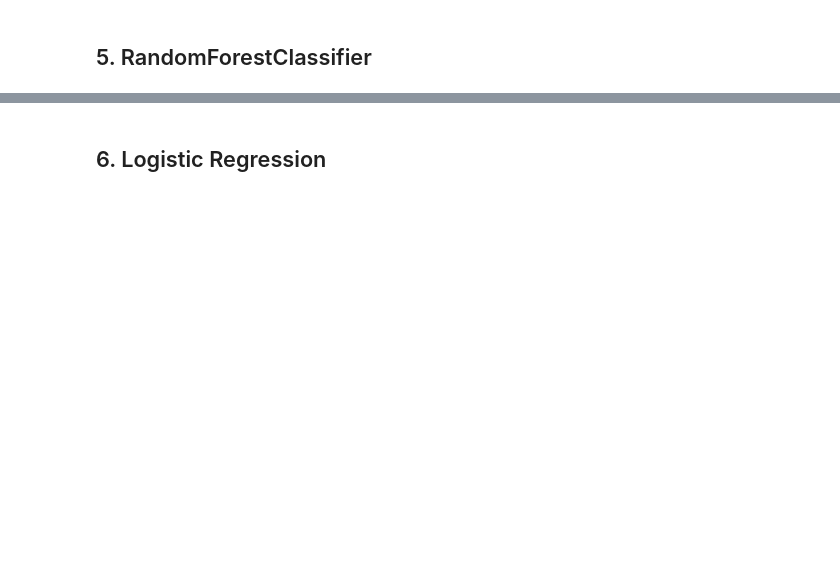
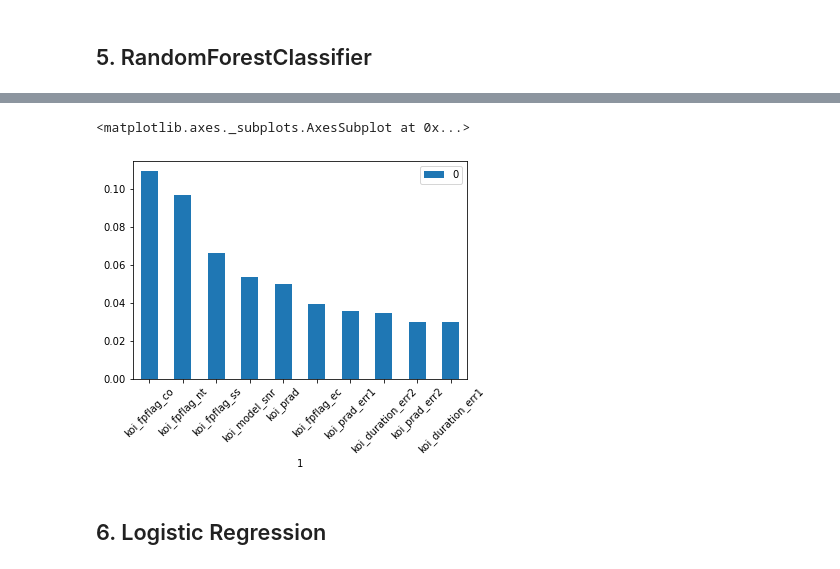
Before and after one commit to amirakul/Machine-Learning-Challenge, a Jupyter notebook: Code/model_1.ipynb, the cells around one changed output, grey strips where cells are left out. Drawn from its saved outputs; the diff is of its cells as text; code cells hidden in the pictures; blank space fills up the shorter version.

```diff
--- a/Code/model_1.ipynb
+++ b/Code/model_1.ipynb
@@ -157,0 +169,4 @@ model5.score(X_test, y_test)
+# %%
+# We can sort the features by their importance
+sorted_features=sorted(zip(model5.feature_importances_, X.columns), reverse=True)[:10]
+sorted_features
@@ -158,3 +184,9 @@ model5.score(X_test, y_test)
+# %%
+#Can be visualized in bar graph for analysis reason (feature weight)
+pd.DataFrame(sorted_features).plot.bar(x=1,y=0, rot=45)
+# %% [output]
+<matplotlib.axes._subplots.AxesSubplot at 0x...>
+[figure, added]
 # %% [markdown]
 ## 6. Logistic Regression
 # %%
```
Also changed, not shown: parts of 17 cells of this notebook.
